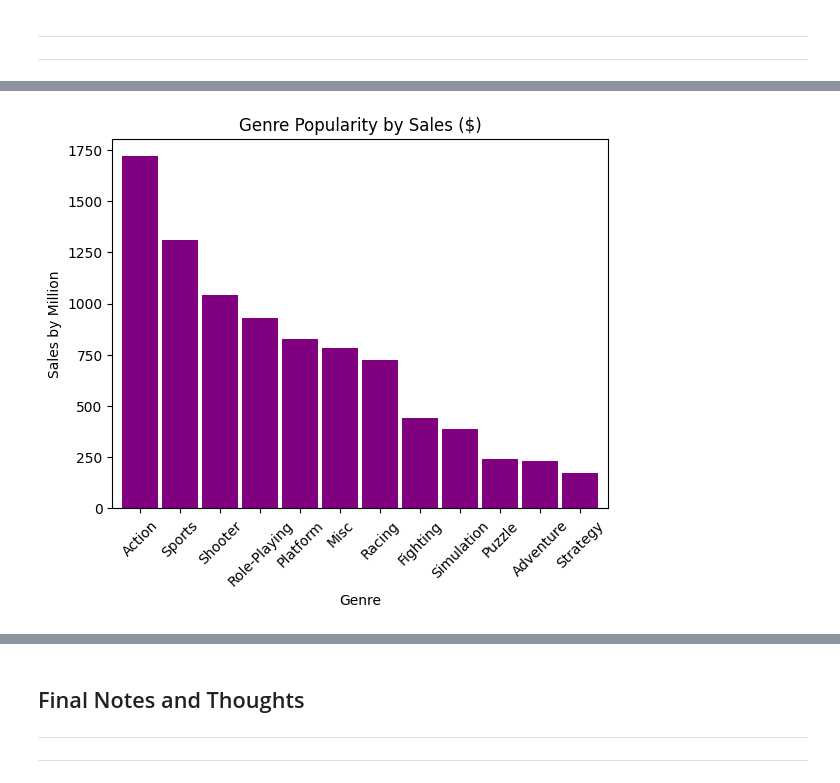
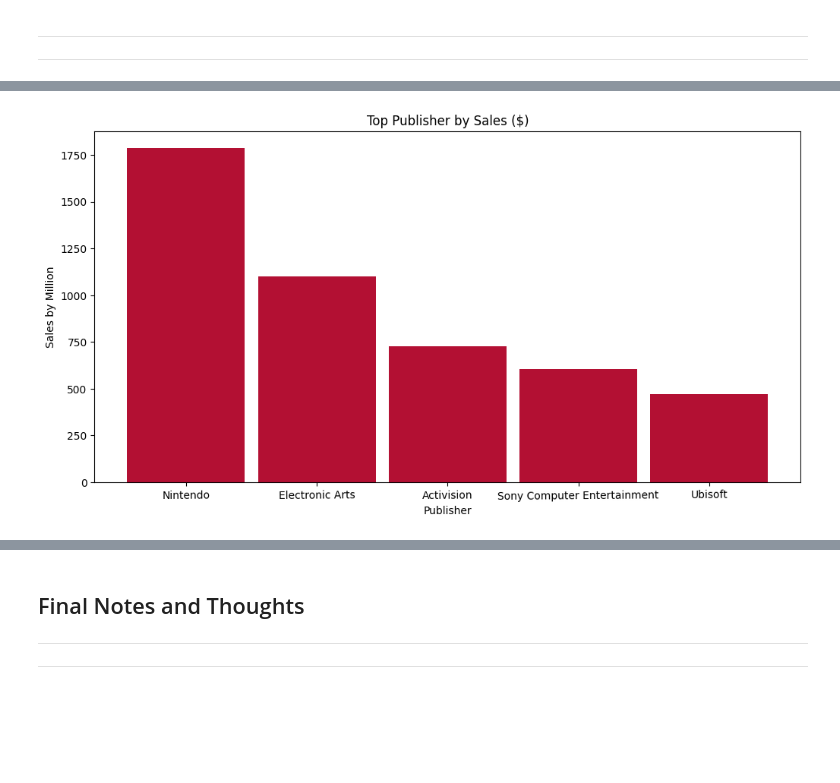
Before and after one commit to jsmither10/video-game-trends, a Jupyter notebook: data-review.ipynb, the cells around one changed output, grey strips where cells are left out. Drawn from its saved outputs; the diff is of its cells as text; code cells hidden in the pictures; blank space fills up the shorter version.

Commit message:
added more graphs

```diff
--- a/data-review.ipynb
+++ b/data-review.ipynb
@@ -373,0 +397,3 @@ Name: Global_Sales, dtype: float64
+# %%
+pub_top = pub_sales.head(5)
+print(pub_top)
@@ -454,11 +572,14 @@ import matplotlib.pyplot as plt
 # %%
-# create a bar plot of genre counts
-ax = genre_grouped.plot(kind='bar', x='Genre', y='Sales', color='purple', width=.9, rot=45)
+#create a figure and axis object
+fig, ax = plt.subplots(figsize=(12, 6))
 
-# set plot title, axis labels, and y-axis scale
-ax.set(title='Genre Popularity by Sales ($)', xlabel='Genre', ylabel='Sales by Million')
+#create a bar plot of genre counts
+ax = pub_top.plot(kind='bar', x='Publisher', y='Sales', color='#B31033', width=.9, rot=.45)
 
-# display the plot
+#set plot title, axis labels, and y-axis scale
+ax.set(title='Top Publisher by Sales ($)', xlabel='Publisher', ylabel='Sales by Million')
+
+#display the plot
 plt.show()
 # %% [output]
-[figure, old version]
+[figure, new version]
```
Also changed, not shown: parts of 13 cells of this notebook.
